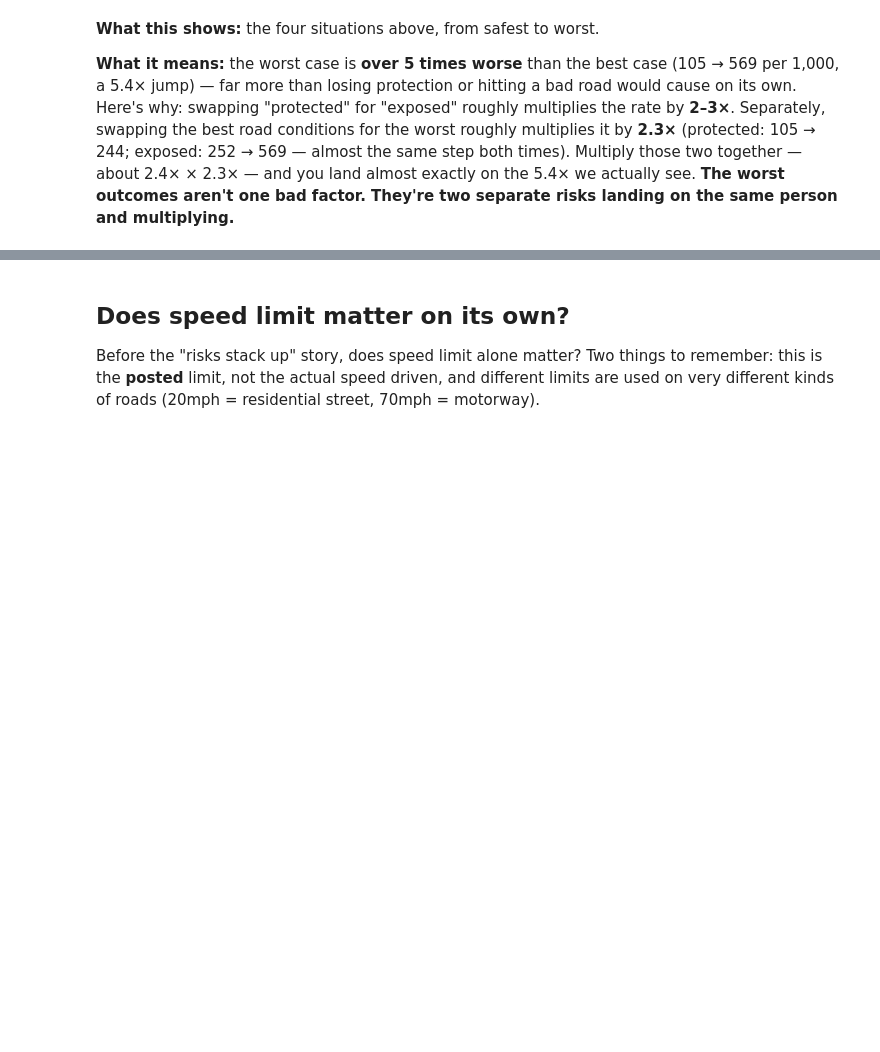
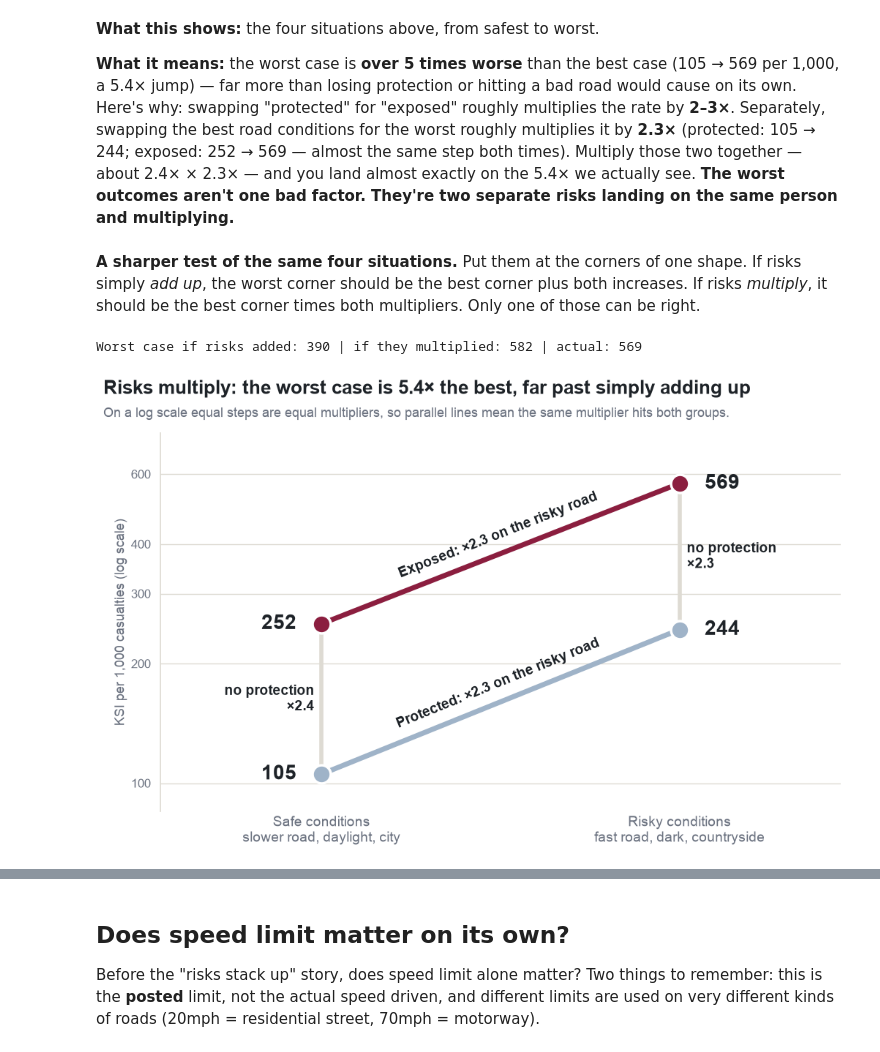
Before and after one commit to hrshankar2002/Data-Vis-Proj, a Jupyter notebook: road_crash_analysis.ipynb, the cells around one changed output, grey strips where cells are left out. Saved outputs shown, nothing was run; the diff lists cells and outputs as text; code cells hidden in the pictures; blank space fills up the shorter version.

```diff
--- a/road_crash_analysis.ipynb
+++ b/road_crash_analysis.ipynb
@@ -578,3 +659,57 @@ Lowest combo rate: 105.4 per 1000, highest: 568.6 per 1000, ratio: 5.40x
 **What this shows:** the four situations above, from safest to worst.
 
 **What it means:** the worst case is **over 5 times worse** than the best case (105 → 569 per 1,000, a 5.4× jump) — far more than losing protection or hitting a bad road would cause on its own. Here's why: swapping "protected" for "exposed" roughly multiplies the rate by **2–3×**. Separately, swapping the best road conditions for the worst roughly multiplies it by **2.3×** (protected: 105 → 244; exposed: 252 → 569 — almost the same step both times). Multiply those two together — about 2.4× × 2.3× — and you land almost exactly on the 5.4× we actually see. **The worst outcomes aren't one bad factor. They're two separate risks landing on the same person and multiplying.**
+# %% [markdown]
+**A sharper test of the same four situations.** Put them at the corners of one shape. If risks simply *add up*, the worst corner should be the best corner plus both increases. If risks *multiply*, it should be the best corner times both multipliers. Only one of those can be right.
+# %%
+safe_p, risky_p = rates["Protected"]
+safe_e, risky_e = rates["Exposed"]
+if_added = risky_p + safe_e - safe_p
+if_multiplied = risky_p * safe_e / safe_p
+print(f"Worst case if risks added: {if_added:.0f} | if they multiplied: {if_multiplied:.0f} | actual: {risky_e:.0f}")
+
+with plt.rc_context(VIDEO_RC):
+    fig, ax = plt.subplots(figsize=VIDEO_FIG)
+    ax.set_yscale("log")
+    ax.set_xlim(-0.45, 1.45)
+    ax.set_ylim(85, 760)
+
+    ax.plot([0, 0], [safe_p, safe_e], color=RULE, linewidth=4, zorder=1)
+    ax.plot([1, 1], [risky_p, risky_e], color=RULE, linewidth=4, zorder=1)
+
+    for group, colour in [("Protected", PROTECTED_COLOUR), ("Exposed", EXPOSED_COLOUR)]:
+        safe_v, risky_v = rates[group]
+        ax.plot([0, 1], [safe_v, risky_v], color=colour, linewidth=5, solid_capstyle="round", zorder=2)
+        ax.scatter([0, 1], [safe_v, risky_v], s=320, color=colour, edgecolor="white", linewidth=2.5, zorder=3)
+
+        # lay the label along the line, whatever the axis scales do to its angle
+        start, end = ax.transData.transform([(0, safe_v), (1, risky_v)])
+        angle = np.degrees(np.arctan2(end[1] - start[1], end[0] - start[0]))
+        ax.annotate(f"{group}: ×{risky_v / safe_v:.1f} on the risky road", (0.5, np.sqrt(safe_v * risky_v)), textcoords="offset points",
+                    xytext=(0, 12), ha="center", va="bottom", rotation=angle, rotation_mode="anchor", fontsize=14, fontweight="bold")
+
+        ax.text(-0.07, safe_v, f"{safe_v:.0f}", ha="right", va="center", fontsize=20, fontweight="bold")
+
+    ax.text(-0.02, np.sqrt(safe_p * safe_e), f"no protection\n×{safe_e / safe_p:.1f}", ha="right", va="center", fontsize=14, fontweight="bold")
+    ax.text(1.02, np.sqrt(risky_p * risky_e), f"no protection\n×{risky_e / risky_p:.1f}", ha="left", va="center", fontsize=14, fontweight="bold")
+
+    ax.text(1.07, risky_p, f"{risky_p:.0f}", ha="left", va="center", fontsize=20, fontweight="bold")
+
+    ax.text(1.07, risky_e, f"{risky_e:.0f}", ha="left", va="center", fontsize=20, fontweight="bold")
+
+    ax.set_xticks([0, 1], ["Safe conditions\nslower road, daylight, city", "Risky conditions\nfast road, dark, countryside"], fontsize=14)
+    ax.set_yticks([100, 200, 300, 400, 600])
+    ax.set_yticklabels(["100", "200", "300", "400", "600"])
+    ax.minorticks_off()
+    ax.set_ylabel("KSI per 1,000 casualties (log scale)")
+    ax.grid(axis="y", color=RULE, linewidth=1)
+    ax.set_axisbelow(True)
+    ax.tick_params(axis="x", length=0)
+    sns.despine(bottom=True)
+    headline(fig, f"Risks multiply: the worst case is {risky_e / safe_p:.1f}× the best, far past simply adding up",
+             "On a log scale equal steps are equal multipliers, so parallel lines mean the same multiplier hits both groups.")
+    save(fig, "06_stacking_parallelogram.png")
+    plt.show()
+# %% [output]
+Worst case if risks added: 390 | if they multiplied: 582 | actual: 569
+[figure, added]
```
Also changed, not shown: parts of 15 cells of this notebook, 1 other file.
